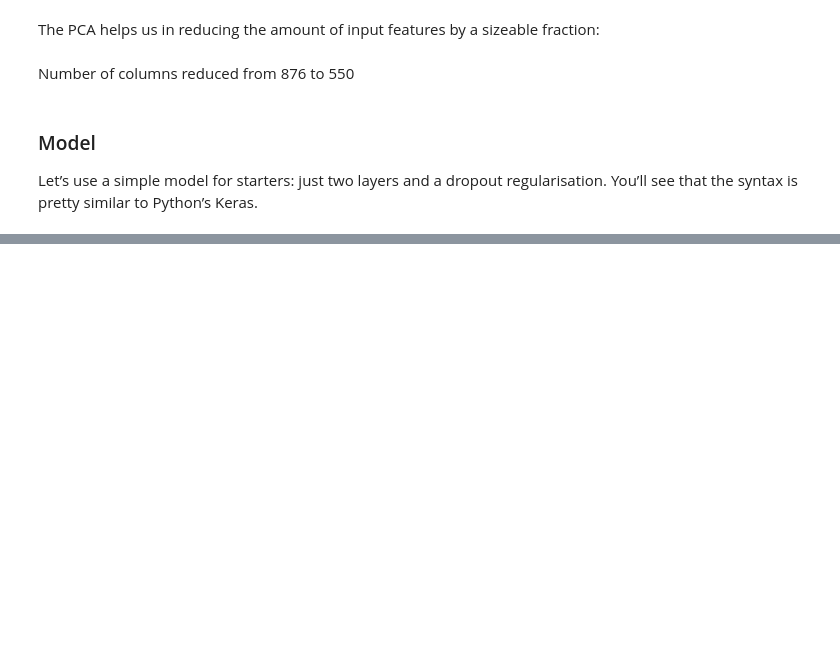
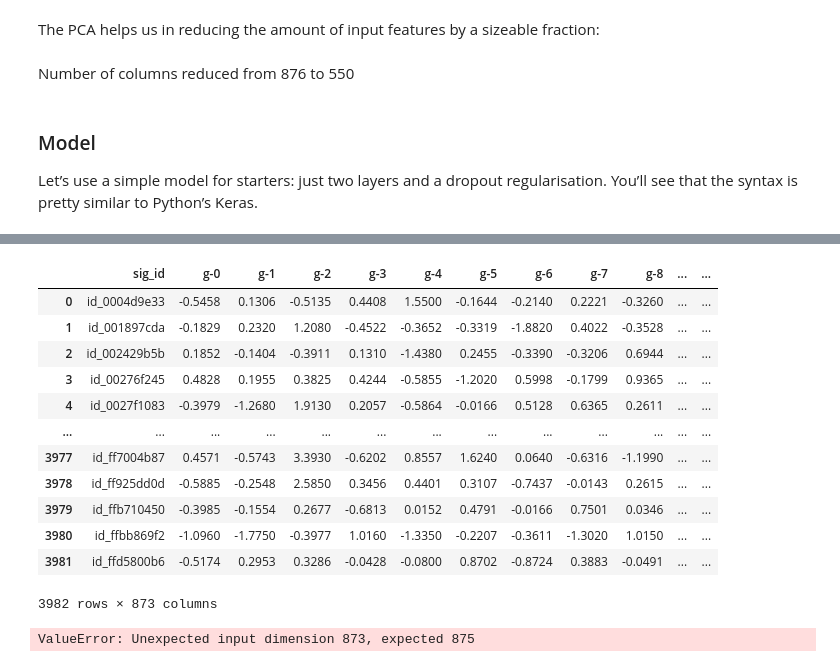
Before and after one commit to mahshid1373/Mechanisms-of-Action-MoA-Prediction, a Jupyter notebook: main.ipynb, the cells around one changed output, grey strips where cells are left out. Drawn from its saved outputs; the diff is of its cells as text; code cells hidden in the pictures; blank space fills up the shorter version.

```diff
--- a/main.ipynb
+++ b/main.ipynb
@@ -998,0 +1080,3 @@ Let’s use a simple model for starters: just two layers and a dropout regularis
+# %%
+test = pd.read_csv("~/Downloads/test_features.csv")
+test.head()
@@ -998,0 +1091,62 @@ Let’s use a simple model for starters: just two layers and a dropout regularis
+# %%
+# X_test = test.drop(columns=['sig_id', 'cp_type','cp_time' ,'cp_dose'], errors='ignore')
+X_test = test.drop(columns=['cp_type','cp_time' ,'cp_dose'], errors='ignore')
+
+X_test
+# %% [output]
+|  | sig_id | g-0 | g-1 | g-2 | g-3 | g-4 | g-5 | g-6 | g-7 | g-8 | ... | ... |
+| 0 | id_0004d9e33 | -0.5458 | 0.1306 | -0.5135 | 0.4408 | 1.5500 | -0.1644 | -0.2140 | 0.2221 | -0.3260 | ... | ... |
+| 1 | id_001897cda | -0.1829 | 0.2320 | 1.2080 | -0.4522 | -0.3652 | -0.3319 | -1.8820 | 0.4022 | -0.3528 | ... | ... |
+| 2 | id_002429b5b | 0.1852 | -0.1404 | -0.3911 | 0.1310 | -1.4380 | 0.2455 | -0.3390 | -0.3206 | 0.6944 | ... | ... |
+| 3 | id_00276f245 | 0.4828 | 0.1955 | 0.3825 | 0.4244 | -0.5855 | -1.2020 | 0.5998 | -0.1799 | 0.9365 | ... | ... |
+| 4 | id_0027f1083 | -0.3979 | -1.2680 | 1.9130 | 0.2057 | -0.5864 | -0.0166 | 0.5128 | 0.6365 | 0.2611 | ... | ... |
+| ... | ... | ... | ... | ... | ... | ... | ... | ... | ... | ... | ... | ... |
+| 3977 | id_ff7004b87 | 0.4571 | -0.5743 | 3.3930 | -0.6202 | 0.8557 | 1.6240 | 0.0640 | -0.6316 | -1.1990 | ... | ... |
+| 3978 | id_ff925dd0d | -0.5885 | -0.2548 | 2.5850 | 0.3456 | 0.4401 | 0.3107 | -0.7437 | -0.0143 | 0.2615 | ... | ... |
+| 3979 | id_ffb710450 | -0.3985 | -0.1554 | 0.2677 | -0.6813 | 0.0152 | 0.4791 | -0.0166 | 0.7501 | 0.0346 | ... | ... |
+| 3980 | id_ffbb869f2 | -1.0960 | -1.7750 | -0.3977 | 1.0160 | -1.3350 | -0.2207 | -0.3611 | -1.3020 | 1.0150 | ... | ... |
+| 3981 | id_ffd5800b6 | -0.5174 | 0.2953 | 0.3286 | -0.0428 | -0.0800 | 0.8702 | -0.8724 | 0.3883 | -0.0491 | ... | ... |
+3982 rows × 873 columns
+# %%
+X_test_encoded = encoder.transform(X_test)
+
+# Normalize cp_time (assuming scaler is already fitted)
+X_test_encoded['cp_time'] = scaler.transform(X_test_encoded[['cp_time']])
+
+# Apply PCA to 'g-' and 'c-' features separately (assuming PCA objects are already fitted)
+g_columns = X_test_encoded.filter(regex='^g-')
+g_pca_components = pca_g.transform(g_columns)
+g_pca_df = pd.DataFrame(g_pca_components, columns=[f'pcg_{i+1}' for i in range(g_pca_components.shape[1])])
+
+c_columns = X_test_encoded.filter(regex='^c-')
+c_pca_components = pca_c.transform(c_columns)
+c_pca_df = pd.DataFrame(c_pca_components, columns=[f'pcc_{i+1}' for i in range(c_pca_components.shape[1])])
+
+# Combine the transformed data back into a single DataFrame
+X_test_transformed = pd.concat([X_test_encoded.drop(columns=g_columns.columns), g_pca_df, c_pca_df], axis=1)
+
+# Ensure the transformed test data has the same number of features as X_train
+assert X_test_transformed.shape[1] == X_train_transformed.shape[1], "Mismatch in the number of features"
+
+# Step 1: Make Predictions
+pred = model.predict(X_test_transformed)
+
+# Step 2: Rename Columns to Remove 'target_' Prefix
+# Create a list of new column names by removing 'target_' from y_valid column names
+new_column_names = [col.replace('target_', '') for col in y_valid.columns]
+
+# Convert predictions to a DataFrame and rename columns
+pred_df = pd.DataFrame(pred, columns=new_column_names)
+
+# Step 3: Set Predictions to Zero for Control Group ('ctl_vehicle')
+# Identify rows where 'cp_type' is 'ctl_vehicle' and set all predictions in those rows to 0
+pred_df.loc[X_test['cp_type'] == 'ctl_vehicle', :] = 0
+
+# Step 4: Prepare the Submission DataFrame
+# Combine 'sig_id' column from the test set with the predictions DataFrame
+submit = pd.concat([X_test[['sig_id']], pred_df], axis=1)
+
+# Display the first few rows of the submission DataFrame
+print(submit.head())
+# %% [output]
+ValueError: Unexpected input dimension 873, expected 875
```
Also changed, not shown: parts of 6 cells of this notebook.
